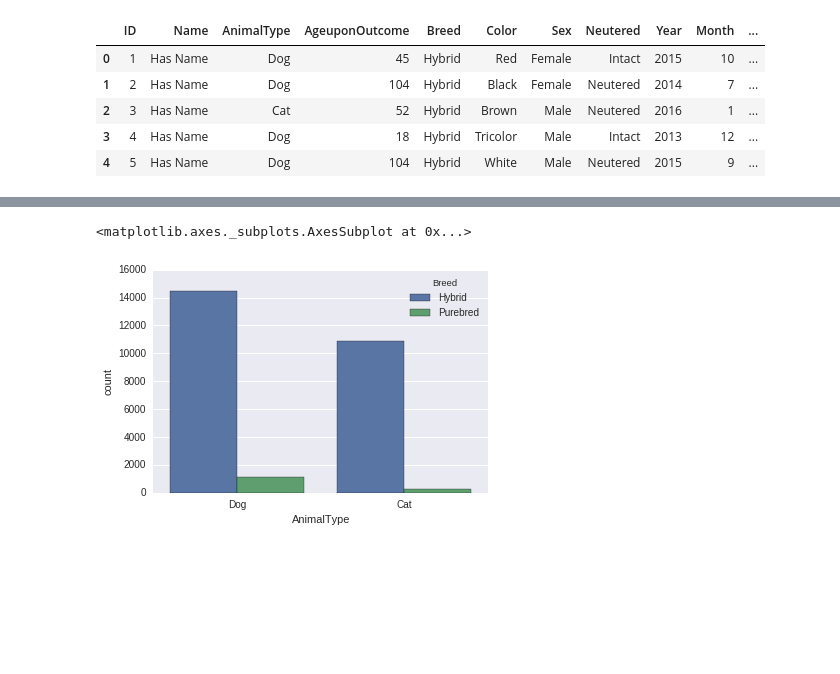
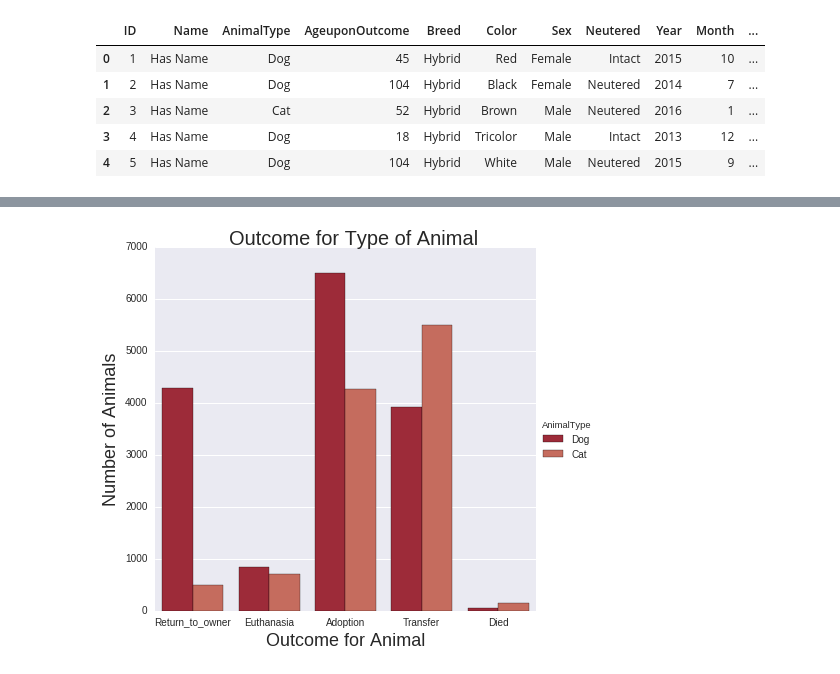
Before and after one commit to Infinite88/animal-shelter, a Jupyter notebook: Visualization.ipynb, the cells around one changed output, grey strips where cells are left out. Drawn from its saved outputs; the diff is of its cells as text; code cells hidden in the pictures; blank space fills up the shorter version.

```diff
--- a/Visualization.ipynb
+++ b/Visualization.ipynb
@@ -234,5 +242,10 @@ sns.factorplot(data=animals, x='OutcomeType', hue='Neutered', kind='count', size
-# %%
-sns.countplot(data=animals, x='AnimalType',hue='Breed')
-# %% [output]
-<matplotlib.axes._subplots.AxesSubplot at 0x...>
-[figure, removed]
+# %%
+current_palette = sns.color_palette("RdBu", n_colors=9)
+g = sns.factorplot(data=animals, x='OutcomeType', hue='AnimalType', kind='count', size=6, palette=current_palette)
+plt.subplots_adjust(top=.94)
+plt.xlabel('Outcome for Animal', fontsize=18)
+plt.ylabel('Number of Animals', fontsize=18)
+g.fig.suptitle('Outcome for Type of Animal', fontsize=20)
+g.savefig('images/outcome_animal.png')
+# %% [output]
+[figure, added]
```
Also changed, not shown: parts of 24 cells of this notebook, 5 other files.
